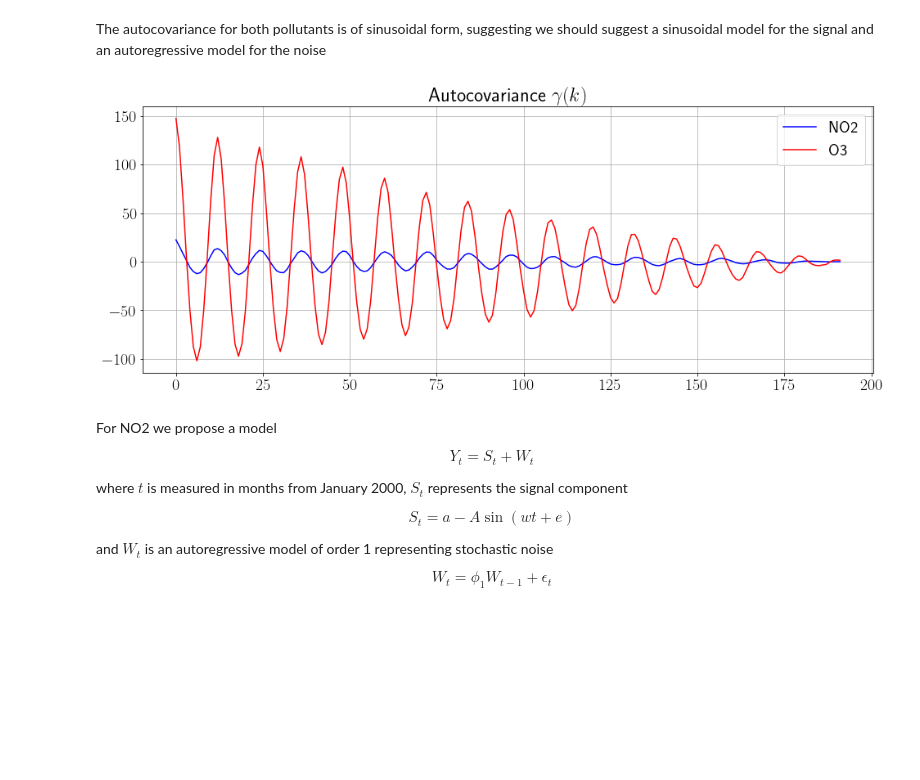
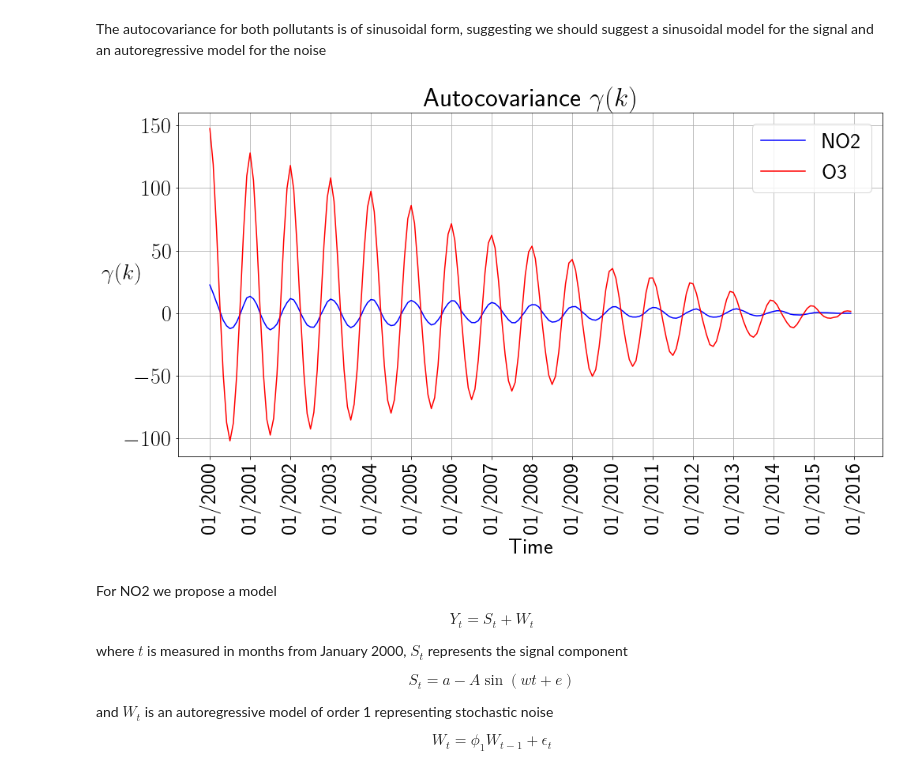
Before and after one commit to ndoyle815/MA930, a Jupyter notebook: Assignments/MA930 Assignment 2.ipynb, the cells around one changed output. Cells and saved outputs as stored; diff of their text form; code cells hidden in the pictures; blank space fills up the shorter version.

```diff
--- a/Assignments/MA930 Assignment 2.ipynb
+++ b/Assignments/MA930 Assignment 2.ipynb
@@ -16,7 +16,7 @@ from statsmodels.tsa import stattools
 
 #plotting
 plt.rcParams['text.usetex'] = True
-plt.rcParams.update({'font.size': 20})
+plt.rcParams.update({'font.size': 28})
 # %% [markdown]
 This dataset documents pollution at various sites in the U.S. for four major pollutants. The time scale for most sites is daily data for the years 2000 - 2016.
 
@@ -161,14 +148,18 @@ The autocovariance for both pollutants is of sinusoidal form, suggesting we shou
 autocovNO2 = stattools.acovf(NO2means)
 autocovO3 = stattools.acovf(O3means)
 # %%
-fig = plt.figure(figsize=(16,6))
-plt.plot(range(nmonths), autocovNO2, 'b', label='NO2')
-plt.plot(range(nmonths), autocovO3, 'r', label='O3')
-plt.legend(loc=0)
-plt.title('Autocovariance $\gamma (k)$')
-plt.grid()
+fig, ax = plt.subplots(figsize=(16,8))
+ax.plot(range(nmonths), autocovNO2, 'b', label='NO2')
+ax.plot(range(nmonths), autocovO3, 'r', label='O3')
+ax.legend(loc='upper right')
+ax.set_title('Autocovariance $\gamma (k)$')
+ax.set_xlabel('Time')
+ax.set_ylabel('$\gamma (k)$',rotation=0)
+ax.set_xticks(np.arange(0,nmonths+12,12))
+ax.set_xticklabels(t,rotation='vertical')
+ax.grid()
 # %% [output]
-[figure, old version]
+[figure, new version]
 # %% [markdown]
 For NO2 we propose a model
 
```
Also changed, not shown: parts of 11 cells of this notebook.
